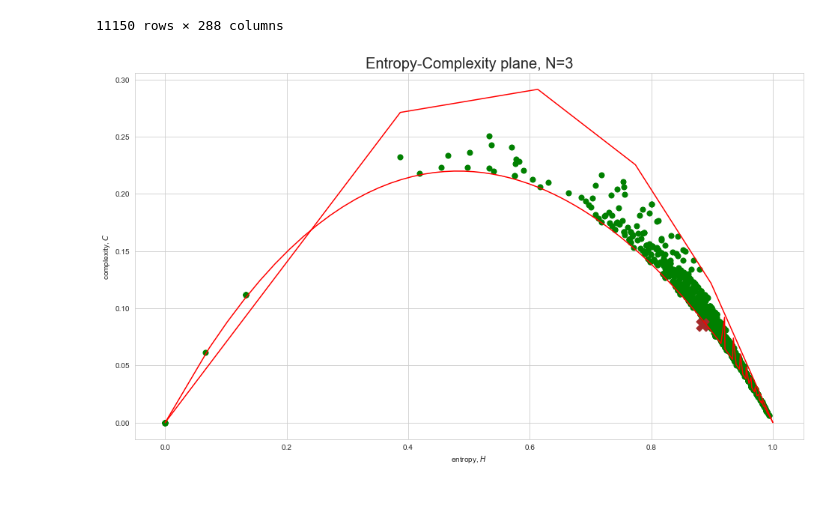
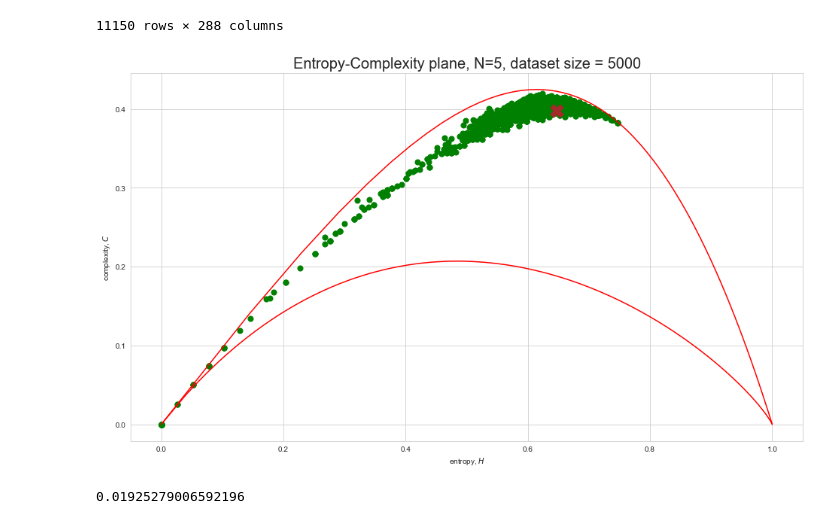
Before and after one commit to BorovTech/Timeseries_project, a Jupyter notebook: Ent_Compl.ipynb, the cells around one changed output. Cells and saved outputs as stored; diff of their text form; code cells hidden in the pictures; blank space fills up the shorter version.

Commit message:
Entropy Complexity Pt.2

```diff
--- a/Ent_Compl.ipynb
+++ b/Ent_Compl.ipynb
@@ -45,36 +45,51 @@ df_temp = df_temp.dropna(axis=0) #drop rows with nan
 clustering_data_trended_temp = df_temp.values.tolist() #convert resulting data to list
 clustering_data_trended = [x[::-1] for x in clustering_data_trended_temp]
 # %%
-N = 3
+N = 5
 M = 1
 # %%
 min_ec, max_ec = get_borders(n=N, m=M)
 # %%
 f, ax = plt.subplots(1,1,figsize=(16, 9))
 
 ax.plot(max_ec[:,0], max_ec[:,1],color='r')
 ax.plot(min_ec[:,0], min_ec[:,1],color='r')
 
 overall = [[], []]
 
-for i in range(1000):
+data_size = 5000
+
+for i in range(data_size):
     sample = clustering_data_trended[i]
     ent, comp = entropy_complexity(sample, N, M)
+#     if ent == 0 and comp == 0:
+#         print(sample)
     overall[0].append(ent)
     overall[1].append(comp)
     ax.scatter(ent, comp, s=200, marker='.', color='green')
 
 
 ax.scatter(np.mean(overall[0]), np.mean(overall[1]), s=300, marker='X', color='brown')
 # ax.scatter(*EC[-2], label=ts_names[-2], s=200, marker='^')
 # ax.scatter(*EC[-1], label=ts_names[-1], s=200, marker='s')
 
 
 ax.set_xlabel('entropy, $H$')
 ax.set_ylabel('complexity, $C$')
 
 # ax.legend()
-plt.title("Entropy-Complexity plane, N=3", fontsize = 20)
+plt.title("Entropy-Complexity plane, N=%s, dataset size = %s" % (N, data_size), fontsize = 20)
 plt.show()
 # %% [output]
-[figure, old version]
+[figure, new version]
+# %%
+def calc_var(arr):
+    pairs = []
+    for i in range(len(arr[0])):
+        pairs.append([arr[0][i], arr[1][i]])
+
+    return np.var(pairs)
+
+calc_var(overall)
+# %% [output]
+0.01925279006592196
```
